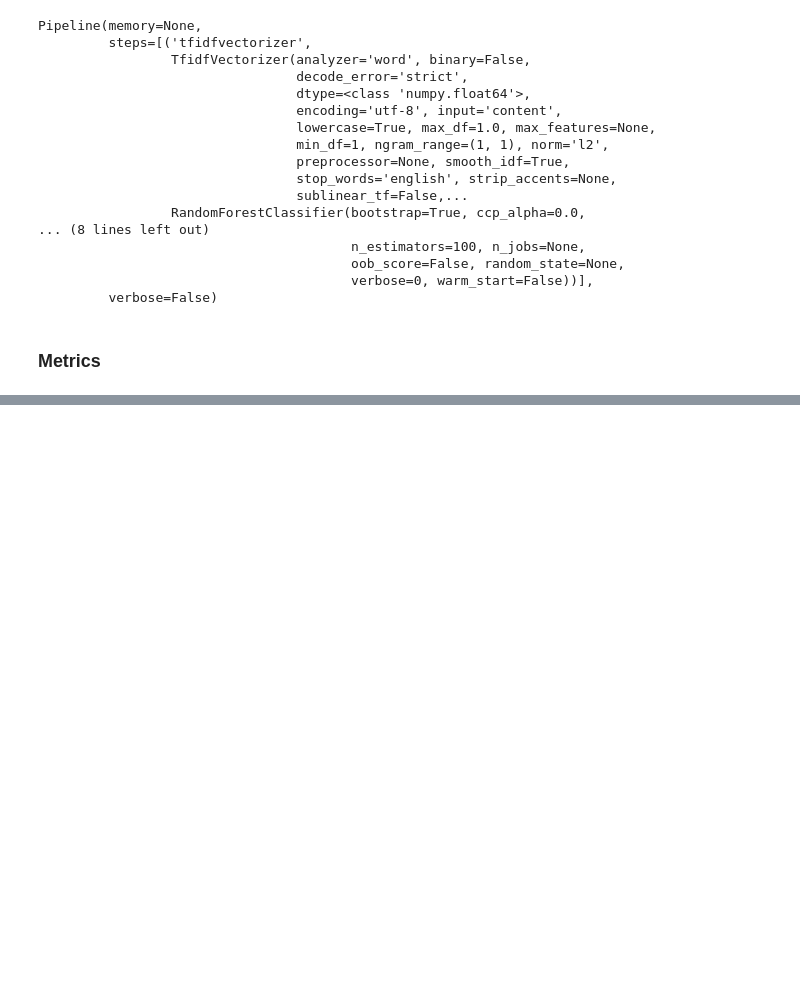
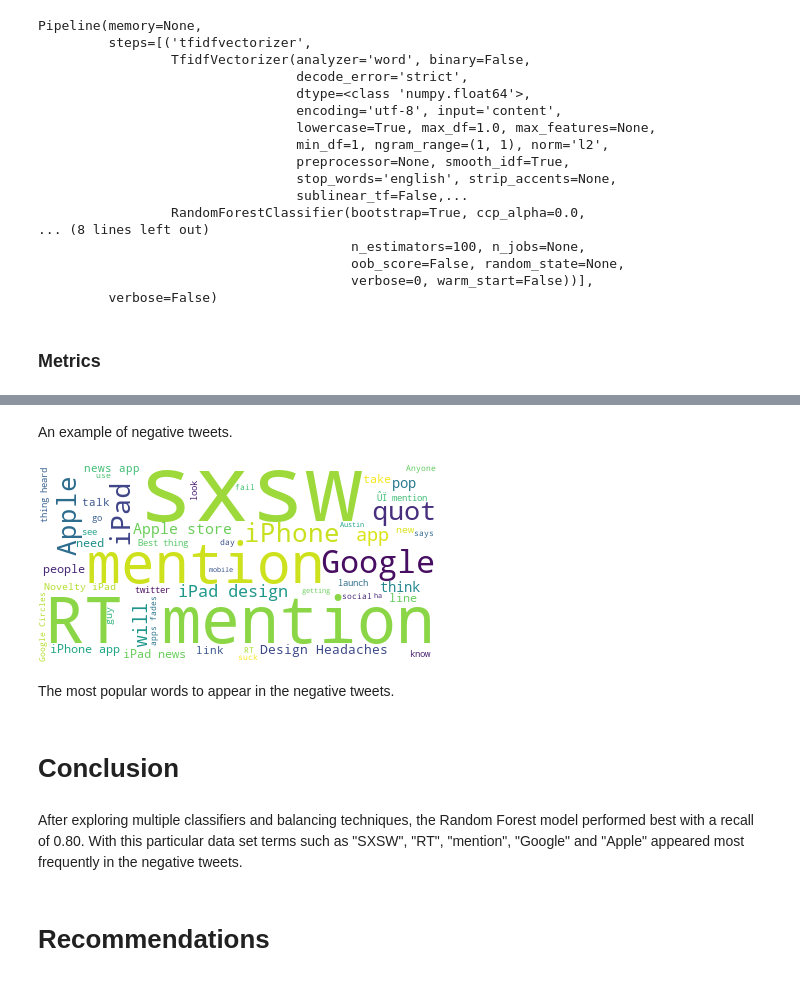
Before and after one commit to chefnewman/dsc-mod-4-project-v2-1-online-ds-pt-100719, a Jupyter notebook: Mod4_Project.ipynb, the cells around one changed output, grey strips where cells are left out. Cells and saved outputs as stored; diff of their text form; code cells hidden in the pictures; blank space fills up the shorter version.

```diff
--- a/Mod4_Project.ipynb
+++ b/Mod4_Project.ipynb
@@ -917,0 +937,2 @@ weighted avg       0.63      0.48      0.53      2682
+# %%
+wcdata = data['emotion']== "Negative"
@@ -917,0 +949,18 @@ weighted avg       0.63      0.48      0.53      2682
+# %% [markdown]
+An example of negative tweets.
+# %%
+wordcloud = WordCloud(background_color="white", max_words=50, contour_width=3, contour_color='steelblue')
+
+wordcloud.generate(data[wcdata]['tweet'].to_string())
+
+wordcloud.to_image()
+# %% [output]
+[figure, added]
+# %% [markdown]
+The most popular words to appear in the negative tweets.
+# %% [markdown]
+# Conclusion
+# %% [markdown]
+After exploring multiple classifiers and balancing techniques, the Random Forest model performed best with a recall of 0.80. With this particular data set terms such as "SXSW", "RT", "mention", "Google" and "Apple" appeared most frequently in the negative tweets.
+# %% [markdown]
+# Recommendations
```
Also changed, not shown: parts of 60 cells of this notebook.
